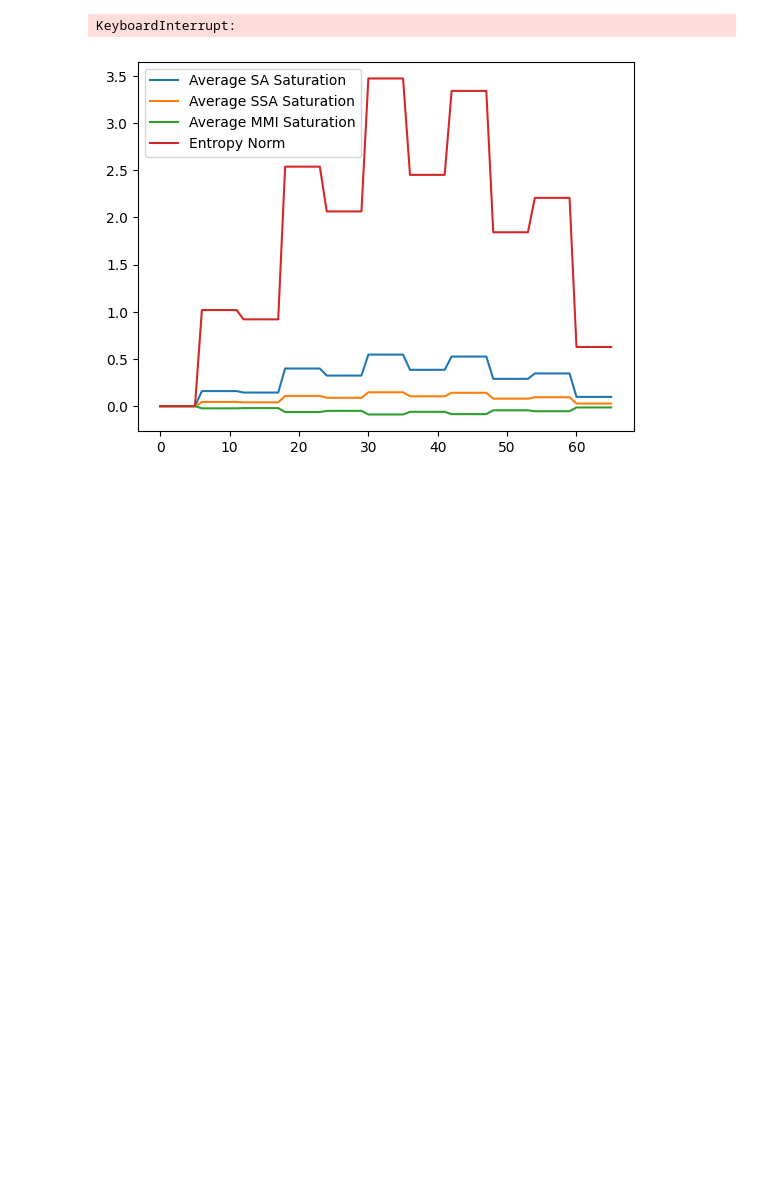
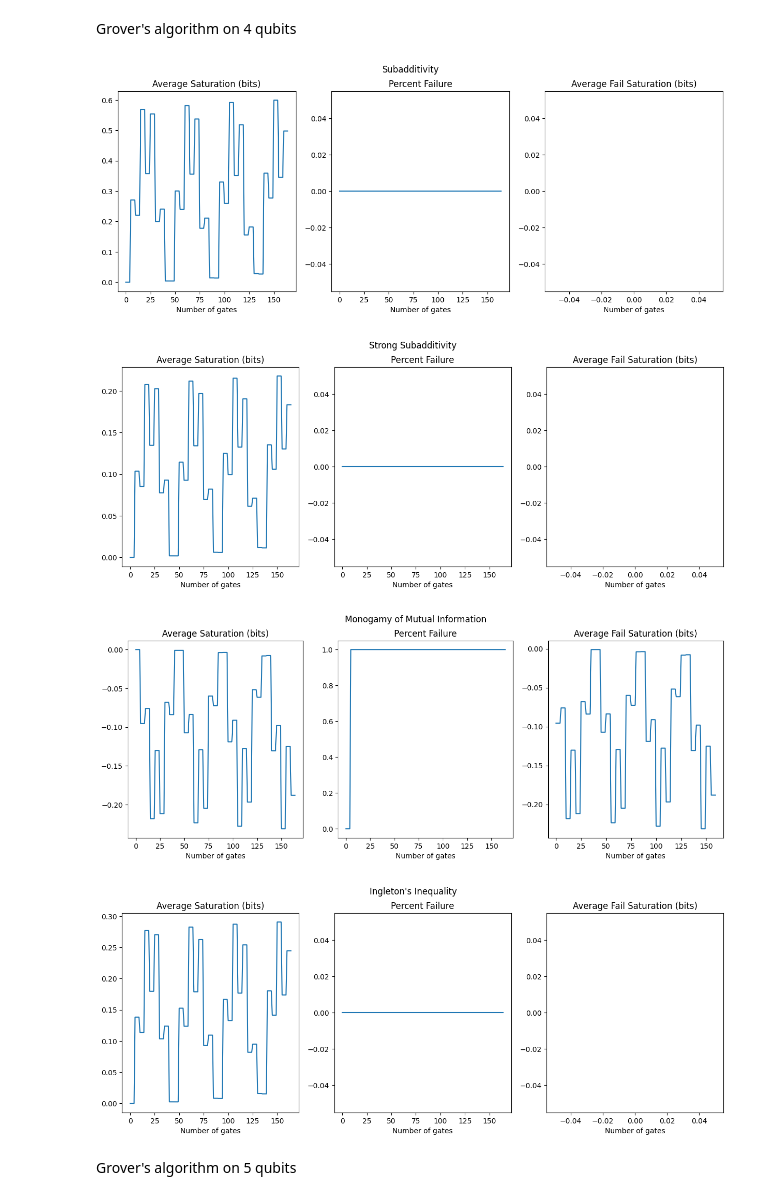
Before and after one commit to DylanJVA/QI_Research, a Jupyter notebook: QIP_Usage.ipynb, the cells around one changed output. Drawn from its saved outputs; the diff is of its cells as text; code cells hidden in the pictures; blank space fills up the shorter version.

```diff
--- a/QIP_Usage.ipynb
+++ b/QIP_Usage.ipynb
@@ -26,11 +26,19 @@ def grovers(goal_state, num_iterations):
         for qubit in range(num_qubits-1):
             circuit.h(qubit)
     return circuit
+# %% [markdown]
+Grover's algorithm on 4 qubits
+# %%
+grovers_circuit_4_bits = grovers('1101',int(2**4))
+# %%
+
+grovers_circuit_4_bits.plot_saturations(savefiles=True,folder="grovers-4/")
+# %% [output]
+[figure, added]
+[figure, added]
+[figure, added]
+[figure, added]
+# %% [markdown]
+Grover's algorithm on 5 qubits
 # %%
-grovers_circuit = grovers('11010',int(2**2.5))
+grovers_circuit_5_bits = grovers('11010',int(2**4))
-# %% [output]
-KeyboardInterrupt:
-# %%
-grovers_circuit.plot_saturations()
-# %% [output]
-[figure, removed]
```
Also changed, not shown: parts of 41 cells of this notebook, 1 other file.
